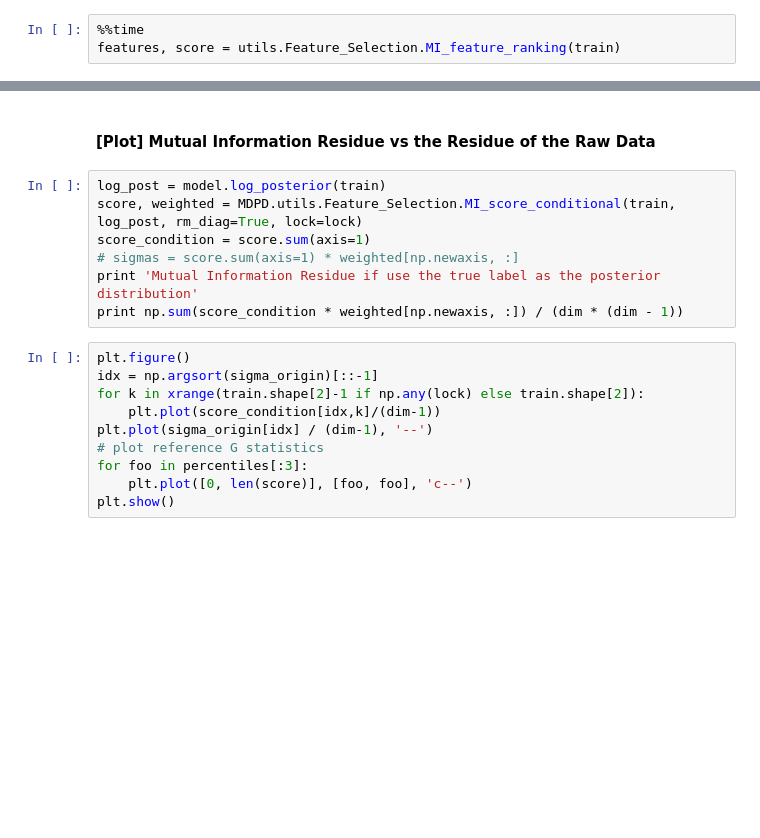
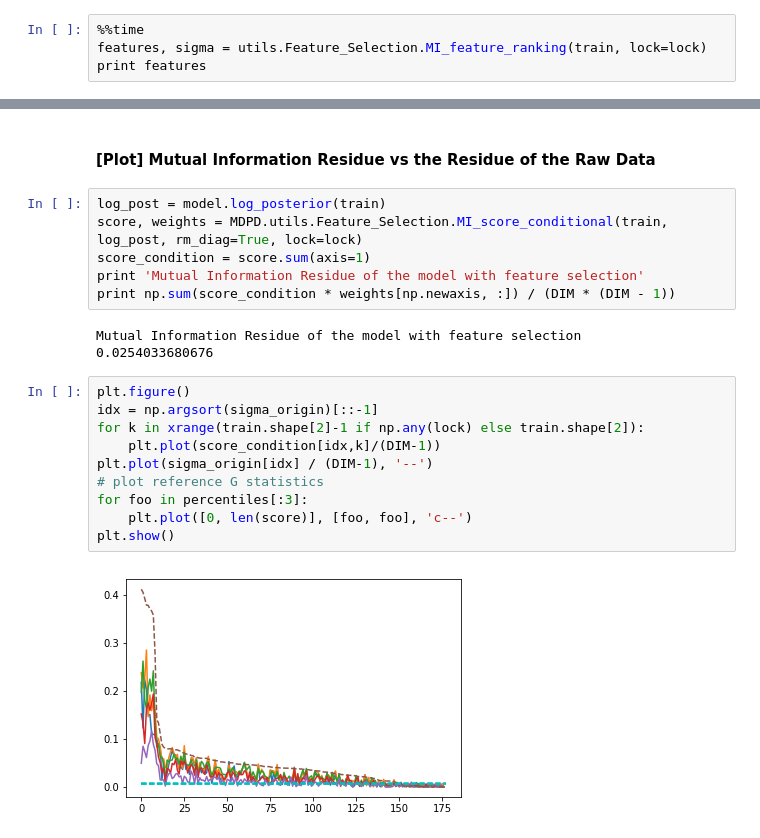
Before and after one commit to zyzzhaoyuzhe/MDPD, a Jupyter notebook: python/Crowdsourcing.ipynb, the cells around one changed output, grey strips where cells are left out. Cells and saved outputs as stored; diff of their text form; blank space fills up the shorter version.

```diff
--- a/python/Crowdsourcing.ipynb
+++ b/python/Crowdsourcing.ipynb
@@ -119,4 +134,5 @@ plt.show()
 #### Feature Ranking
 # %%
 %%time
-features, score = utils.Feature_Selection.MI_feature_ranking(train)
+features, sigma = utils.Feature_Selection.MI_feature_ranking(train, lock=lock)
+print features
@@ -138,20 +172,24 @@ model.accuracy(train, label)
 #### [Plot] Mutual Information Residue vs the Residue of the Raw Data
 # %%
 log_post = model.log_posterior(train)
-score, weighted = MDPD.utils.Feature_Selection.MI_score_conditional(train, log_post, rm_diag=True, lock=lock)
+score, weights = MDPD.utils.Feature_Selection.MI_score_conditional(train, log_post, rm_diag=True, lock=lock)
 score_condition = score.sum(axis=1)
-# sigmas = score.sum(axis=1) * weighted[np.newaxis, :]
-print 'Mutual Information Residue if use the true label as the posterior distribution'
-print np.sum(score_condition * weighted[np.newaxis, :]) / (dim * (dim - 1))
+print 'Mutual Information Residue of the model with feature selection'
+print np.sum(score_condition * weights[np.newaxis, :]) / (DIM * (DIM - 1))
+# %% [output]
+Mutual Information Residue of the model with feature selection
+0.0254033680676
 # %%
 plt.figure()
 idx = np.argsort(sigma_origin)[::-1]
 for k in xrange(train.shape[2]-1 if np.any(lock) else train.shape[2]):
-    plt.plot(score_condition[idx,k]/(dim-1))
-plt.plot(sigma_origin[idx] / (dim-1), '--')
+    plt.plot(score_condition[idx,k]/(DIM-1))
+plt.plot(sigma_origin[idx] / (DIM-1), '--')
 # plot reference G statistics
 for foo in percentiles[:3]:
     plt.plot([0, len(score)], [foo, foo], 'c--')
 plt.show()
+# %% [output]
+[figure, added]
 # %%
 plt.figure()
```
Also changed, not shown: parts of 24 cells of this notebook, 4 other files.
